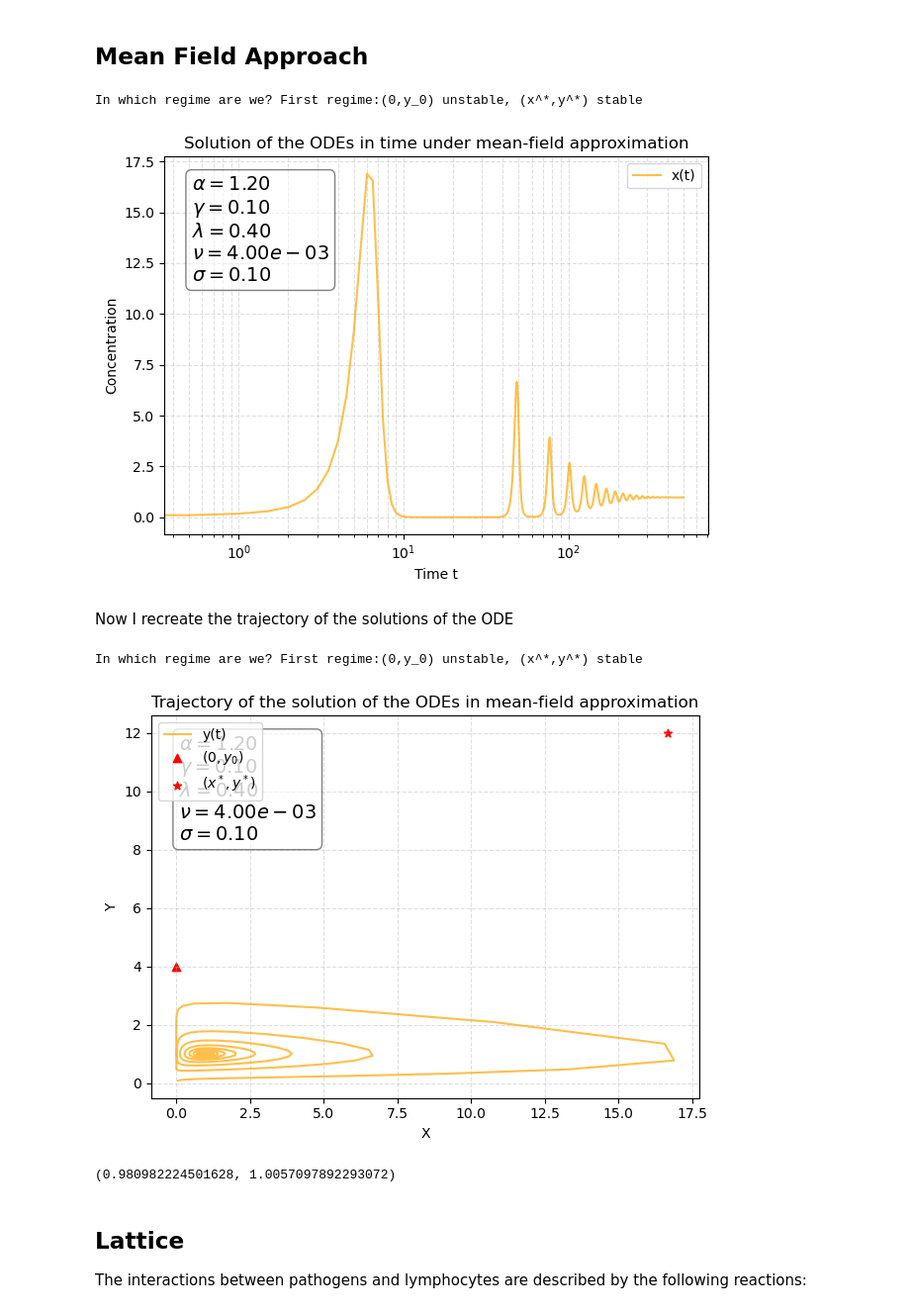
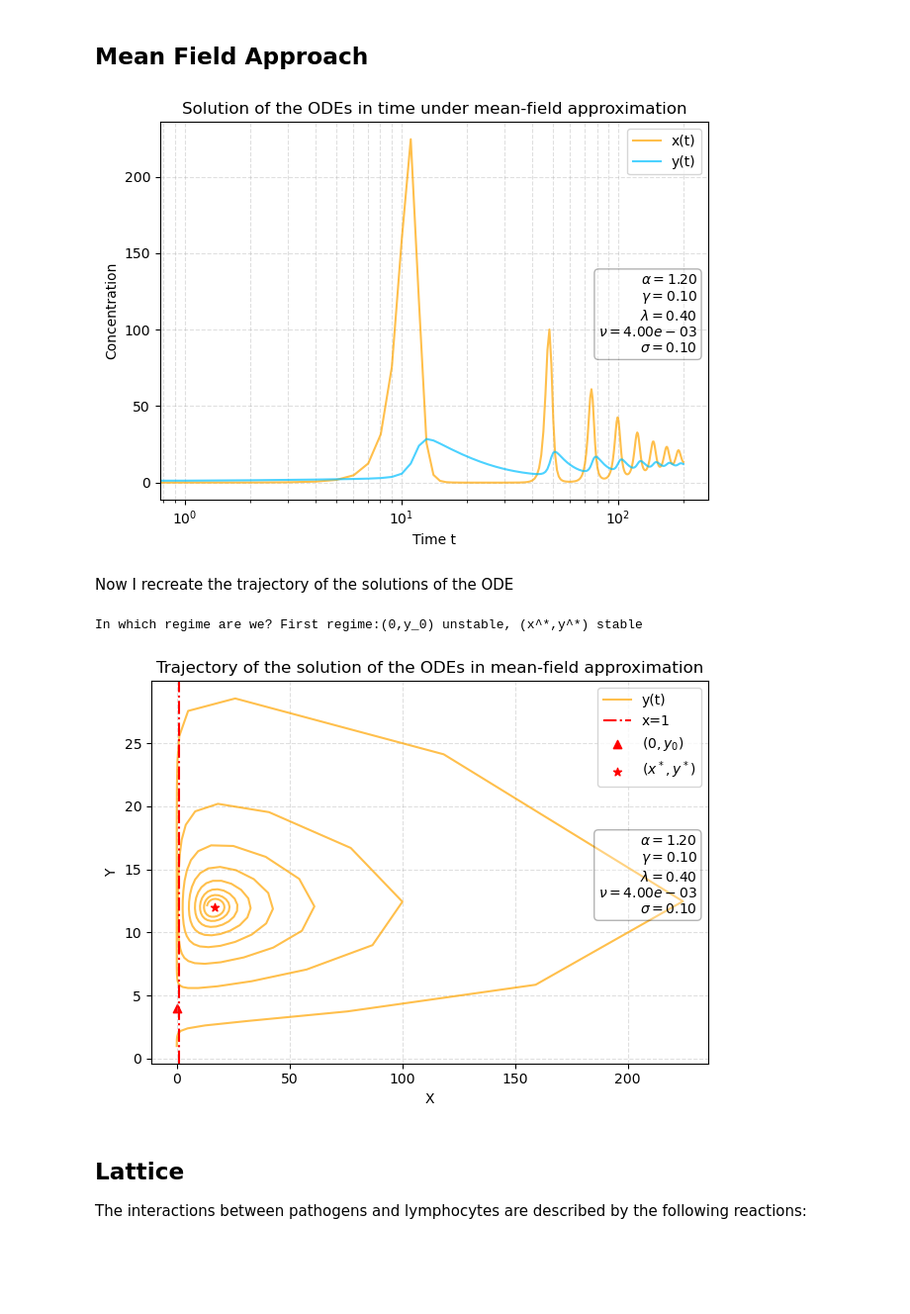
Before and after one commit to pietromalagoli/PCS, a Jupyter notebook: project.ipynb, the cells around one changed output. Shown at 99% size. Drawn from its saved outputs; the diff is of its cells as text; code cells hidden in the pictures; blank space fills up the shorter version.

```diff
--- a/project.ipynb
+++ b/project.ipynb
@@ -65,7 +81,8 @@ The parameters represent:
 ## Mean Field Approach ##
 # %%
 # set initial conditions
-z0 = np.array([1,np.random.poisson(lam=1)])    # z=[x,y]
+z0 = np.array([0.01,np.random.poisson(lam=1)])    # z=[x,y]
+#z0 = np.array([x_star,y_star])    # z=[x*,y*] (I try to initialize at a fixed point to verify stability)
 
 '''
 # parameters initialization (I use the parameters listed in the caption of Figure 3)
@@ -80,15 +97,6 @@ par = {
 }
 '''
 
-# Define some meaningful quantities for the analysis
-y0 = par['lambda']/par['sigma']
-y_star = par['alpha']/par['gamma']
-x_star = (par['sigma']-par['lambda']*par['gamma']/par['alpha'])/par['nu']
-
-# In which regime are we?
-print(f'In which regime are we? {'First regime:(0,y_0) unstable, (x^*,y^*) stable' \
-    if par['alpha']>(par['lambda']*par['gamma']/par['sigma']) else '\text{Second regime:}(0,y_0) \text{stable}, (x^*,y^*) \text{unstable}'}')
-
 def system(z:np.ndarray ,t:np.ndarray ,par:dict):
 
     x, y = z
@@ -96,23 +104,20 @@ def system(z:np.ndarray ,t:np.ndarray ,par:dict):
     dydt = par['lambda'] + par['nu']*x*y - par['sigma']*y
     return [dxdt,dydt]
 
-# set the time span
-#t_s = np.linspace(0,int(1e4),int(1e5))
-t_s = np.linspace(0,500,time_steps)      # credo sia questo il time step che hanno usato
-
 # Solve
 X_ode = odeint(system,z0,t_s,args=(par,))[:,0]
 Y_ode = odeint(system,z0,t_s,args=(par,))[:,1]
 
+'''
 # Normalization
 X_ode = X_ode/np.mean(X_ode)
 Y_ode = X_ode/np.mean(Y_ode)
-
+'''
 # Solution of the X ODE
 #plt.figure(figsize=(12,8))
 plt.plot(t_s, X_ode, c='orange', label='x(t)',alpha=0.7)
+plt.plot(t_s, Y_ode, c='deepskyblue', label='y(t)',alpha=0.7)
 plt.title('Solution of the ODEs in time under mean-field approximation')
-#plt.plot(t_s,Y,c='magenta',label='y(t)',alpha=0.7)
 plt.xlabel('Time t')
 plt.ylabel('Concentration')
 plt.xscale('log')
@@ -122,8 +127,7 @@ plt.legend()
 plt.tight_layout()
 plt.show()
 # %% [output]
-In which regime are we? First regime:(0,y_0) unstable, (x^*,y^*) stable
-[figure, old version]
+[figure, new version]
 # %% [markdown]
 Now I recreate the trajectory of the solutions of the ODE
 # %%
@@ -149,49 +153,42 @@ print(f'In which regime are we? {'First regime:(0,y_0) unstable, (x^*,y^*) stabl
     if par['alpha']>(par['lambda']*par['gamma']/par['sigma']) else '\text{Second regime:}(0,y_0) \text{stable}, (x^*,y^*) \text{unstable}'}')
 
 def system(z:np.ndarray ,t:np.ndarray ,par:dict):
 
     x, y = z
     dxdt = par['alpha']*x - par['gamma']*x*y
     dydt = par['lambda'] + par['nu']*x*y - par['sigma']*y
     return [dxdt,dydt]
 
-# set the time span
-t_s = np.linspace(0,500,time_steps)
-
 # Solve
 X_ode = odeint(system,z0,t_s,args=(par,))[:,0]
 Y_ode = odeint(system,z0,t_s,args=(par,))[:,1]
 
+'''
 # Normalization
-X_ode /= np.mean(X_ode)
-Y_ode /= np.mean(Y_ode)
+X_ode /= np.max(X_ode)
+Y_ode /= np.max(Y_ode)
 
 # Normalize also the fixed points
-y0 /= np.mean(Y_ode)
-x_star /= np.mean(X_ode)
-y_star /= np.mean(Y_ode)
-
+y0 /= np.max(Y_ode)
+x_star /= np.max(X_ode)
+y_star /= np.max(Y_ode)
+'''
 # Trajectory of the solutions over time
 plt.plot(X_ode, Y_ode, c='orange', label='y(t)',alpha=0.7)
+plt.axvline(1,c='r',linestyle='-.',label='x=1',alpha=0.7)
 plt.title('Trajectory of the solution of the ODEs in mean-field approximation')
 plt.scatter(0,y0, c='r',marker='^',label=r'$(0,y_0)$')
 plt.scatter(x_star,y_star, c='r',marker='*',label=r'$(x^*,y^*)$')
 plt.xlabel('X')
 plt.ylabel('Y')
 plt.grid(True, which="both",alpha=0.4,linestyle='--')
 add_par_box(par)
 plt.legend()
 plt.tight_layout()
 plt.show()
 # %% [output]
 In which regime are we? First regime:(0,y_0) unstable, (x^*,y^*) stable
-[figure, old version]
+[figure, new version]
-# %%
-#print(np.argmin(np.linalg.norm(np.array([0,y0])-np.array([X_ode,Y_ode]))))
-np.argmin(np.linalg.norm(np.array([0,y0]).reshape(2, 1) - np.array([X_ode, Y_ode]), axis=0))    # questo è il modo giusto di trovare il minimo
-(X_ode[924],Y_ode[924])
-# %% [output]
-(0.980982224501628, 1.0057097892293072)
 # %% [markdown]
 ## Lattice ##
 The interactions between pathogens and lymphocytes are described by the following reactions:
```
Also changed, not shown: parts of 5 cells of this notebook, 1 other file.
